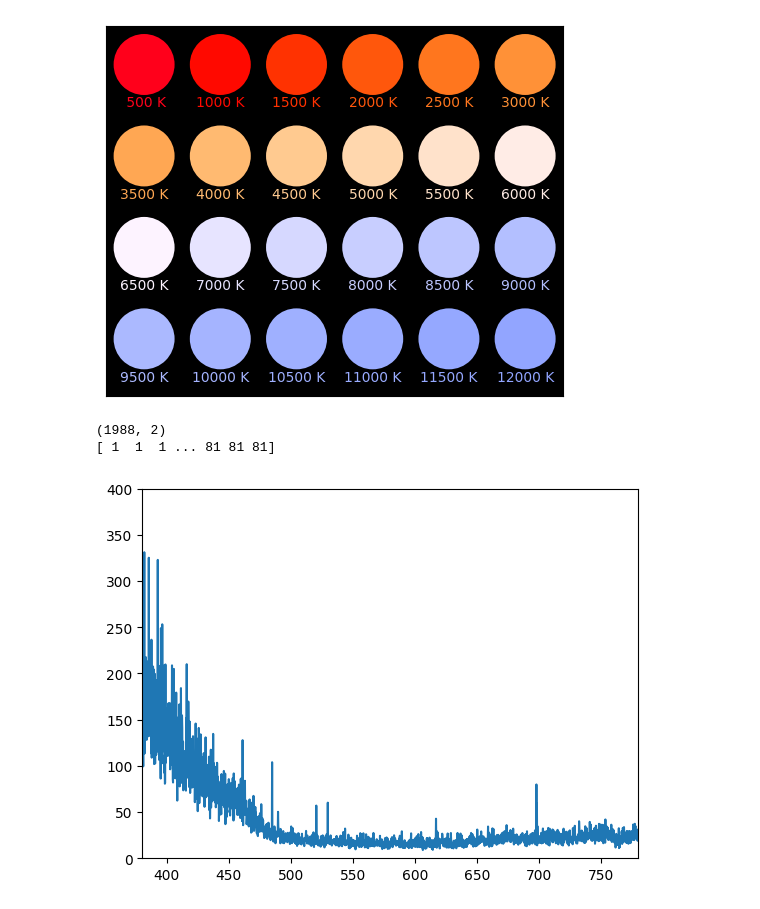
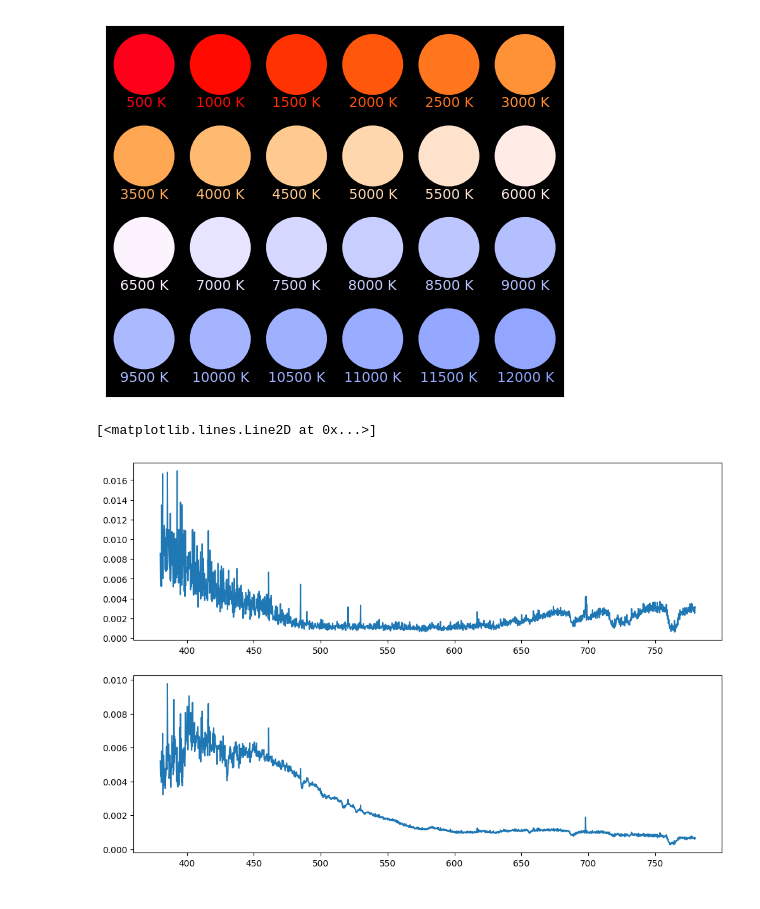
Before and after one commit to bcheung2001/sunlamp, a Jupyter notebook: spectra_to_rgb.ipynb, the cells around one changed output. Cells and saved outputs as stored; diff of their text form; code cells hidden in the pictures.

Commit message:
spec to rbg tests on real data, no background subtraction

```diff
--- a/spectra_to_rgb.ipynb
+++ b/spectra_to_rgb.ipynb
@@ -53,27 +53,36 @@ ax.set_aspect("equal")
 plt.show()
 # %% [output]
 [figure]
+# %%
+# import data for one spectrum
+spec_fine = np.genfromtxt("./spectra/redrednofiber1.txt")
+spec_bkg = np.genfromtxt("./spectra/nightzenith3.txt")
+
+# truncate
+spec_fine = spec_fine[np.logical_and(spec_fine[:,0]>=380,spec_fine[:,0]<=780)]
+spec_bkg = spec_bkg[np.logical_and(spec_bkg[:,0]>=380,spec_bkg[:,0]<=780)]
+
+#normalize w.r.t. area
+area_fine = np.sum(spec_fine[:,1][:-1]*np.diff(spec_fine[:,0][:]))
+area_bkg = np.sum(spec_bkg[:,1][:-1]*np.diff(spec_bkg[:,0]))
+
+spec_norm = spec_fine[:,1]/area_fine
+bkg_norm = spec_bkg[:,1]/area_bkg
+# %%
+fig,ax = plt.subplots(2,1, figsize=(12,8))
+ax[0].plot(spec_fine[:,0],spec_norm)
+ax[1].plot(spec_bkg[:,0],bkg_norm)
+# %% [output]
+[<matplotlib.lines.Line2D at 0x...>]
+[figure, added]
 # %%
-# trying our own
-spec = planck(lam, T)
-html_rgb = cs.spec_to_rgb(spec, out_fmt='html')
-
 # wavelengths defined in the color matching function
 lam = np.arange(380., 781., 5)
 
-# import data for one spectrum
-spec_fine = np.genfromtxt("./spectra/redred1.txt")
-plt.plot(spec_fine[:,0], spec_fine[:,1])
-plt.xlim(380, 780)
-plt.ylim(0, 400)
-
-# truncate
-spec_fine = spec_fine[spec_fine[:,0]>380]
-spec_fine = spec_fine[spec_fine[:,0]<781]
-
 # re-bin to match the color matching function
 indices = np.digitize(spec_fine[:,0], lam)
+
+mean_spec = np.zeros(len(lam))
+for i in range(1,len(lam)):
+    cond = np.where(indices==i)
+    mean_spec[i-1] = max(np.nanmean(spec_norm[cond]-bkg_norm[cond]),0)
-# %% [output]
-(1988, 2)
-[ 1  1  1 ... 81 81 81]
-[figure, removed]
```
Also changed, not shown: parts of 5 cells of this notebook.
